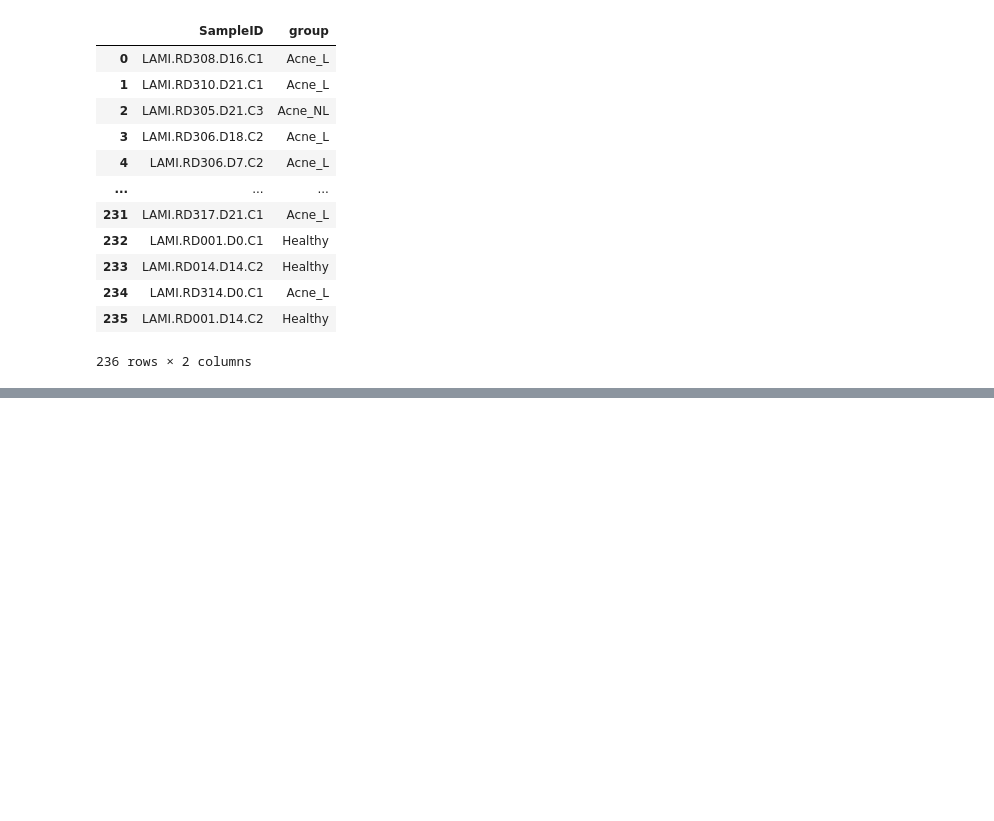
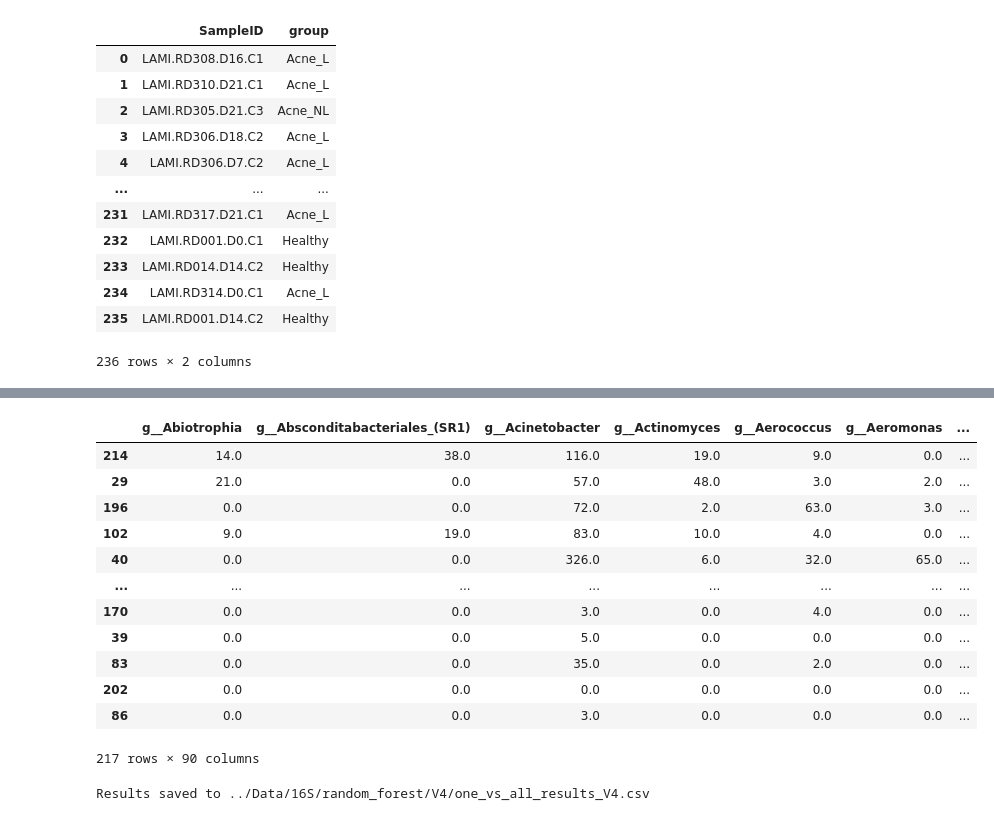
Before and after one commit to knightlab-analyses/Acne_Longitudinal_Microbiome, a Jupyter notebook: Notebooks/16S_random_forest.ipynb, the cells around one changed output, grey strips where cells are left out. Saved outputs shown, nothing was run; the diff lists cells and outputs as text; code cells hidden in the pictures; blank space fills up the shorter version.

```diff
--- a/Notebooks/16S_random_forest.ipynb
+++ b/Notebooks/16S_random_forest.ipynb
@@ -527,0 +528,4 @@ plt.savefig('../Figures/16S_Figures/primer_comparison/rclr_driving_taxa_lineplot
+# %%
+# Group samples by metadata
+metadata = pd.read_csv('../Metadata/V4_metadata_group.tsv', index_col=None, sep='\t')
+metadata
@@ -527,0 +546,30 @@ plt.savefig('../Figures/16S_Figures/primer_comparison/rclr_driving_taxa_lineplot
+# %%
+# Assuming 'sample_id' links the two DataFrames
+merged_df = biom_df.merge(metadata[['SampleID', 'group']], left_index=True, right_on='SampleID')
+
+# Remove merged_df column
+merged_df.drop(columns=['SampleID'], inplace=True)
+
+merged_df
+# %% [output]
+|  | g__Abiotrophia | g__Absconditabacteriales_(SR1) | g__Acinetobacter | g__Actinomyces | g__Aerococcus | g__Aeromonas | ... |
+| 214 | 14.0 | 38.0 | 116.0 | 19.0 | 9.0 | 0.0 | ... |
+| 29 | 21.0 | 0.0 | 57.0 | 48.0 | 3.0 | 2.0 | ... |
+| 196 | 0.0 | 0.0 | 72.0 | 2.0 | 63.0 | 3.0 | ... |
+| 102 | 9.0 | 19.0 | 83.0 | 10.0 | 4.0 | 0.0 | ... |
+| 40 | 0.0 | 0.0 | 326.0 | 6.0 | 32.0 | 65.0 | ... |
+| ... | ... | ... | ... | ... | ... | ... | ... |
+| 170 | 0.0 | 0.0 | 3.0 | 0.0 | 4.0 | 0.0 | ... |
+| 39 | 0.0 | 0.0 | 5.0 | 0.0 | 0.0 | 0.0 | ... |
+| 83 | 0.0 | 0.0 | 35.0 | 0.0 | 2.0 | 0.0 | ... |
+| 202 | 0.0 | 0.0 | 0.0 | 0.0 | 0.0 | 0.0 | ... |
+| 86 | 0.0 | 0.0 | 3.0 | 0.0 | 0.0 | 0.0 | ... |
+217 rows × 90 columns
+# %%
+# Perform one-vs-all Gini importance analysis
+one_vs_all_results_V4 = one_vs_all_gini_importance(merged_df, "group", groups)
+
+# Save the one_vs_all_results to a CSV
+save_one_vs_all_results(one_vs_all_results_V4, '../Data/16S/random_forest/V4/one_vs_all_results_V4.csv')
+# %% [output]
+Results saved to ../Data/16S/random_forest/V4/one_vs_all_results_V4.csv
```
Also changed, not shown: parts of 22 cells of this notebook, 23 other files.
